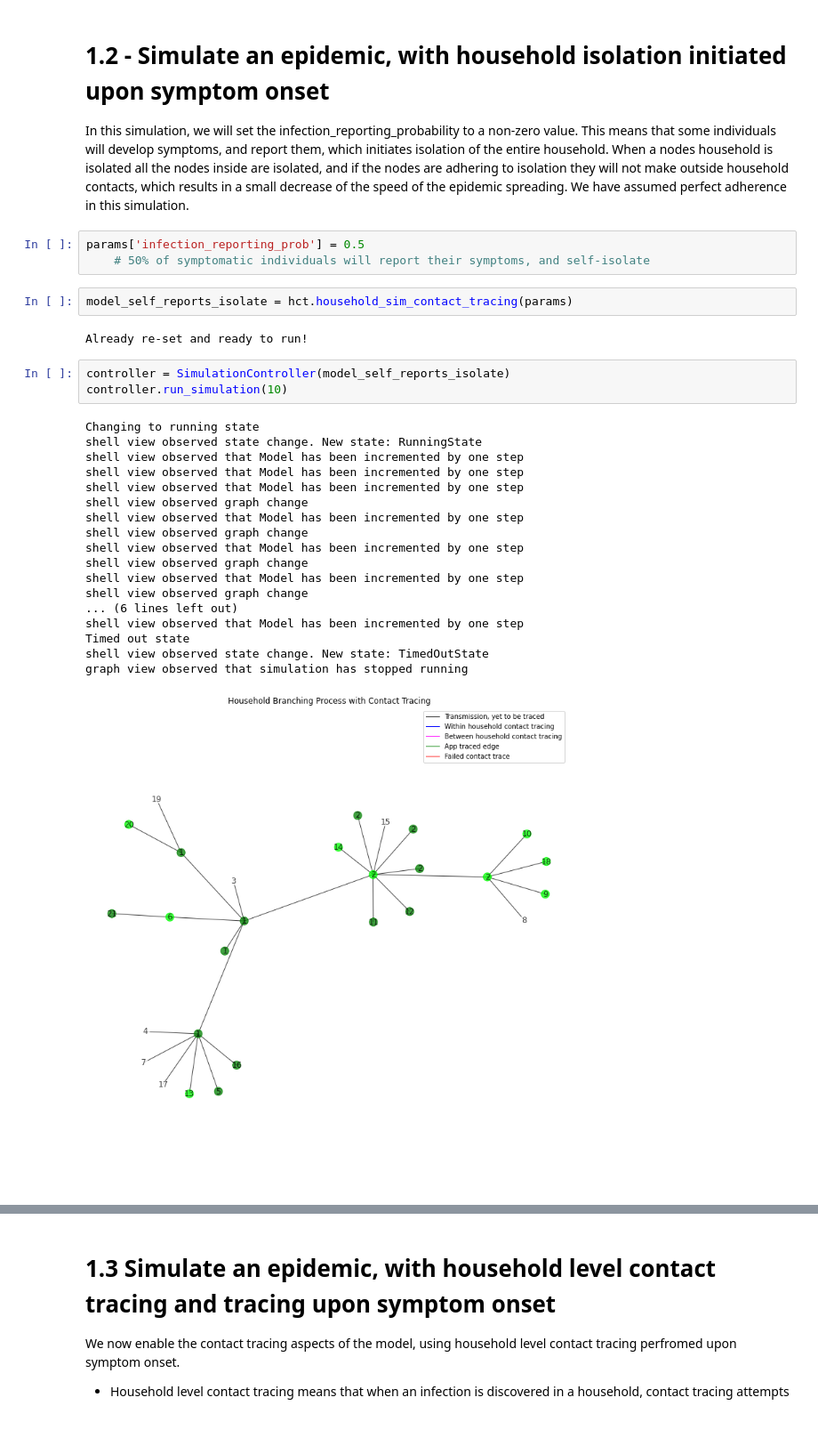
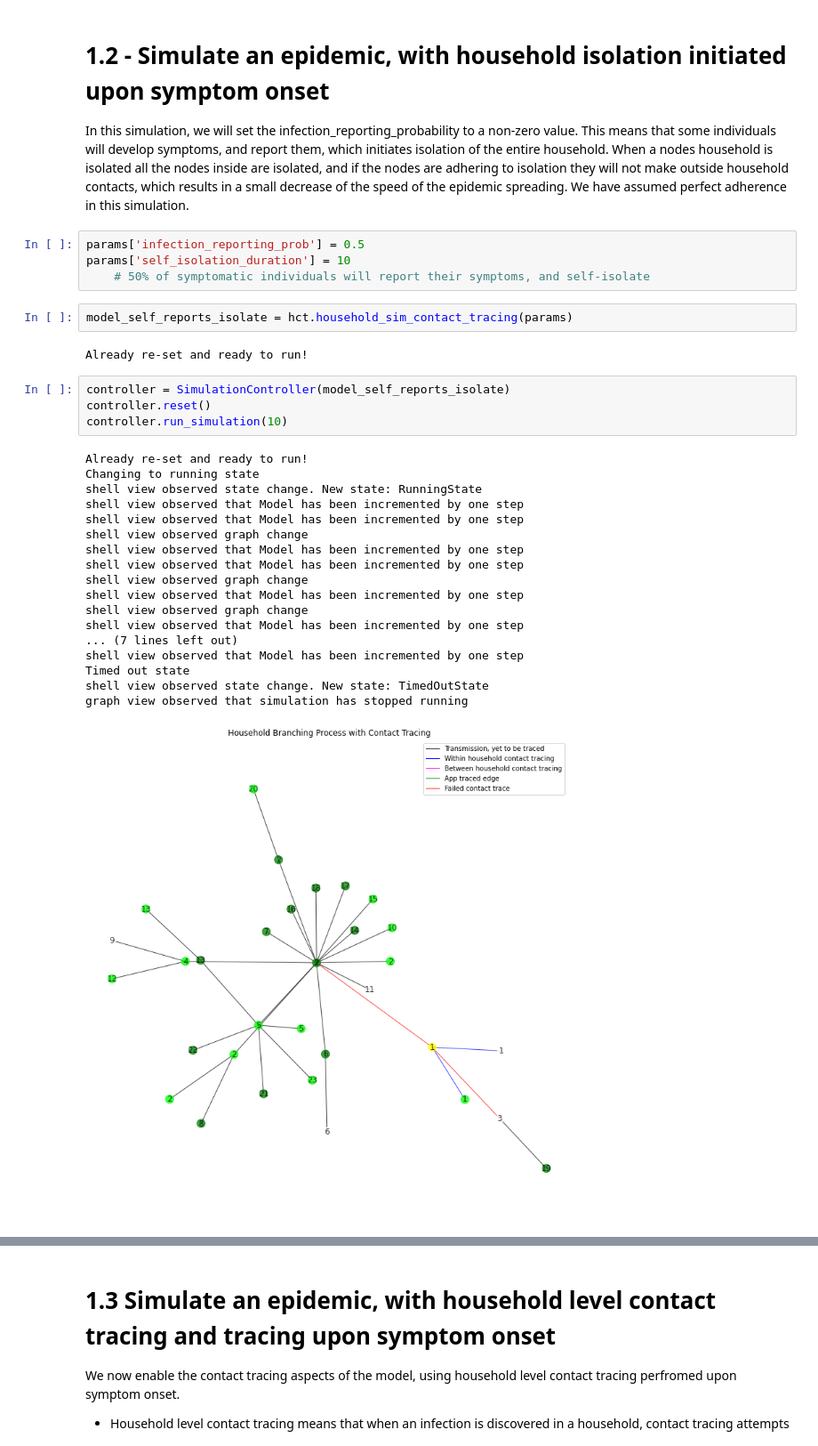
Before and after one commit to TTI-modelling/TestingContactModel, a Jupyter notebook: examples/household_level_contact_tracing.ipynb, the cells around one changed output, grey strips where cells are left out. Shown at 89% size. Saved outputs shown, nothing was run; the diff lists cells and outputs as text.

```diff
--- a/examples/household_level_contact_tracing.ipynb
+++ b/examples/household_level_contact_tracing.ipynb
@@ -74,6 +74,7 @@ graph view observed that simulation has stopped running
 In this simulation, we will set the infection_reporting_probability to a non-zero value. This means that some individuals will develop symptoms, and report them, which initiates isolation of the entire household. When a nodes household is isolated all the nodes inside are isolated, and if the nodes are adhering to isolation they will not make outside household contacts, which results in a small decrease of the speed of the epidemic spreading. We have assumed perfect adherence in this simulation.
 # %%
 params['infection_reporting_prob'] = 0.5
+params['self_isolation_duration'] = 10
     # 50% of symptomatic individuals will report their symptoms, and self-isolate
 # %%
 model_self_reports_isolate = hct.household_sim_contact_tracing(params)
@@ -81,26 +82,27 @@ model_self_reports_isolate = hct.household_sim_contact_tracing(params)
 Already re-set and ready to run!
 # %%
 controller = SimulationController(model_self_reports_isolate)
+controller.reset()
 controller.run_simulation(10)
 # %% [output]
+Already re-set and ready to run!
 Changing to running state
 shell view observed state change. New state: RunningState
 shell view observed that Model has been incremented by one step
+shell view observed that Model has been incremented by one step
+shell view observed graph change
 shell view observed that Model has been incremented by one step
 shell view observed that Model has been incremented by one step
 shell view observed graph change
 shell view observed that Model has been incremented by one step
 shell view observed graph change
 shell view observed that Model has been incremented by one step
-shell view observed graph change
-shell view observed that Model has been incremented by one step
-shell view observed graph change
-... (6 lines left out)
+... (7 lines left out)
 shell view observed that Model has been incremented by one step
 Timed out state
 shell view observed state change. New state: TimedOutState
 graph view observed that simulation has stopped running
-[figure, old version]
+[figure, new version]
 # %%
 [node for node in model_self_reports_isolate.network.all_nodes() if node.isolated]
 # %% [output]
```
Also changed, not shown: parts of 15 cells of this notebook.
